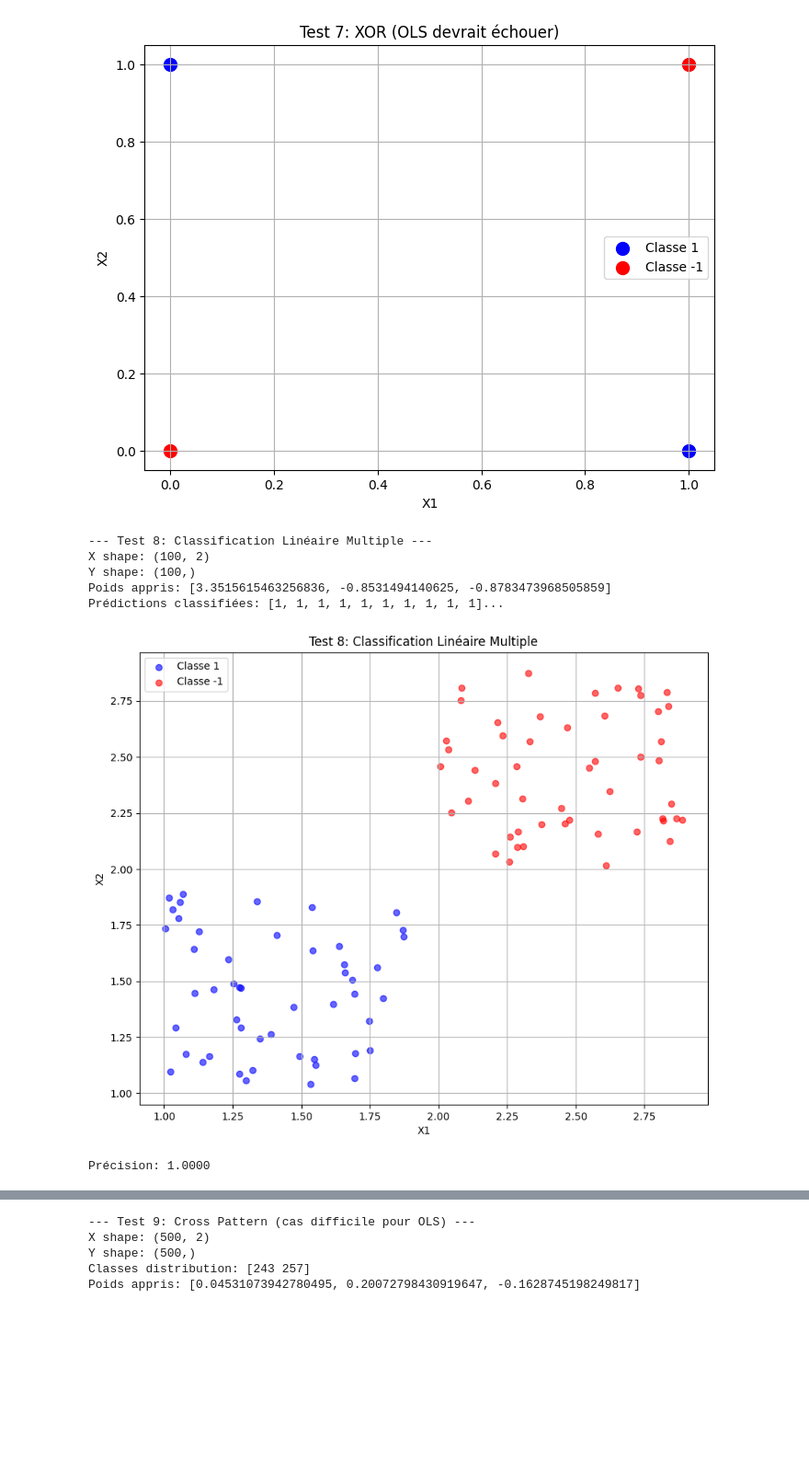
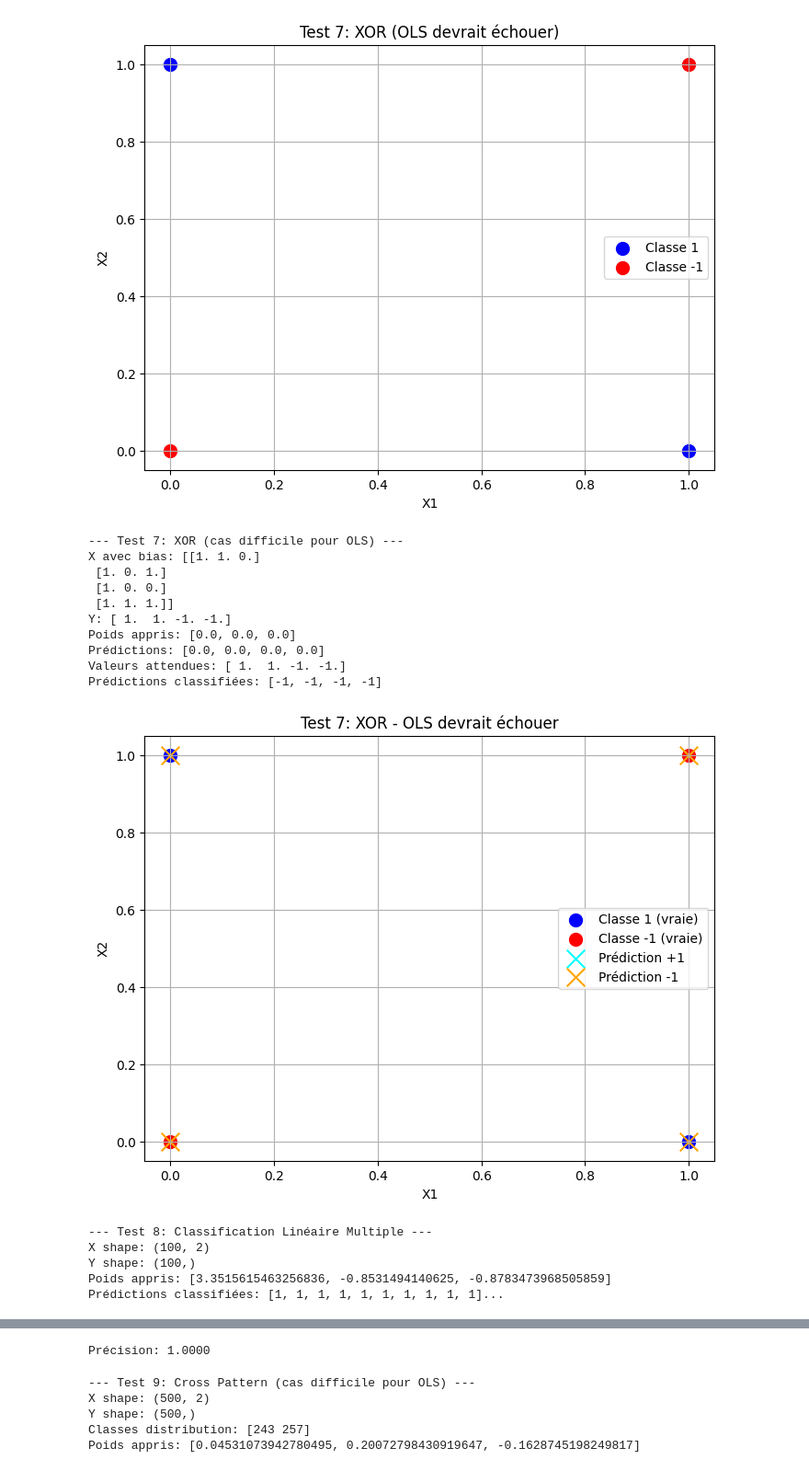
Before and after one commit to PA-2025/better_tensorflow, a Jupyter notebook: python/case_test_note_book/ols.ipynb, the cells around one changed output, grey strips where cells are left out. Shown: that part at 92% size. Saved outputs shown, nothing was run; the diff lists cells and outputs as text; code cells hidden in the pictures; blank space fills up the shorter version.

Commit message:
ols:add viz of XOR classification failed

```diff
--- a/python/case_test_note_book/ols.ipynb
+++ b/python/case_test_note_book/ols.ipynb
@@ -408,6 +408,55 @@ Valeurs attendues: [ 1.  1. -1. -1.]
 Prédictions classifiées: [-1, -1, -1, -1]
 [figure]
 # %%
+# A supprimer @mohamed
+import numpy as np
+import matplotlib.pyplot as plt
+import better_tensorflow as bt  # ou le nom de ton module OLS
+
+# Test 7: XOR (cas difficile pour OLS)
+print("\n--- Test 7: XOR (cas difficile pour OLS) ---")
+X7 = np.array([[1, 0], [0, 1], [0, 0], [1, 1]]).astype(np.float32)
+Y7 = np.array([1, 1, -1, -1]).astype(np.float32)
+
+# Préparation des données avec biais
+X7_bias = np.column_stack([np.ones(X7.shape[0]), X7]).astype(np.float32)
+print(f"X avec bias: {X7_bias}")
+print(f"Y: {Y7}")
+
+# Entraînement OLS
+weights7 = bt.train_ols(X7_bias.tolist(), Y7.tolist())
+print(f"Poids appris: {weights7}")
+
+# Prédictions
+predictions7 = bt.predict_ols(X7_bias.tolist(), weights7)
+print(f"Prédictions: {predictions7}")
+print(f"Valeurs attendues: {Y7}")
+
+# Classification
+predictions7_class = [1 if p > 0 else -1 for p in predictions7]
+print(f"Prédictions classifiées: {predictions7_class}")
+
+# Visualisation
+plt.figure(figsize=(8, 6))
+
+# Vraies classes
+plt.scatter(X7[Y7 == 1, 0], X7[Y7 == 1, 1], color='blue', label='Classe 1 (vraie)', s=100)
+plt.scatter(X7[Y7 == -1, 0], X7[Y7 == -1, 1], color='red', label='Classe -1 (vraie)', s=100)
+
+# Prédictions (avec croix)
+X7_pred = X7
+pred_class = np.array(predictions7_class)
+plt.scatter(X7_pred[pred_class == 1, 0], X7_pred[pred_class == 1, 1],
+            color='cyan', label='Prédiction +1', marker='x', s=200)
+plt.scatter(X7_pred[pred_class == -1, 0], X7_pred[pred_class == -1, 1],
+            color='orange', label='Prédiction -1', marker='x', s=200)
+
+plt.xlabel('X1')
+plt.ylabel('X2')
+plt.title('Test 7: XOR - OLS devrait échouer')
+plt.legend()
+plt.grid(True)
+plt.show()
 # Test 8: Linear Multiple Classification
 print("\n--- Test 8: Classification Linéaire Multiple ---")
 np.random.seed(42)  # Pour reproductibilité
@@ -423,37 +472,46 @@ Y8 = np.concatenate([
 
 # Prepare data for OLS
 X8_bias = np.column_stack([np.ones(X8.shape[0]), X8]).astype(np.float32)
 print(f"X shape: {X8.shape}")
 print(f"Y shape: {Y8.shape}")
 
 # Train OLS model
 weights8 = bt.train_ols(X8_bias.tolist(), Y8.tolist())
 print(f"Poids appris: {weights8}")
 
 # Prediction
 predictions8 = bt.predict_ols(X8_bias.tolist(), weights8)
 predictions8_class = [1 if p > 0 else -1 for p in predictions8]
 print(f"Prédictions classifiées: {predictions8_class[:10]}...")  # Show first 10
 
 # Visualisation
 plt.figure(figsize=(10, 8))
 plt.scatter(X8[Y8 == 1, 0], X8[Y8 == 1, 1], color='blue', label='Classe 1', alpha=0.6)
 plt.scatter(X8[Y8 == -1, 0], X8[Y8 == -1, 1], color='red', label='Classe -1', alpha=0.6)
 plt.xlabel('X1')
 plt.ylabel('X2')
 plt.title('Test 8: Classification Linéaire Multiple')
 plt.legend()
 plt.grid(True)
 plt.show()
 
 # Calculate accuracy
 accuracy8 = calculate_accuracy(Y8, predictions8_class)
 print(f"Précision: {accuracy8:.4f}")
 # %% [output]
---- Test 8: Classification Linéaire Multiple ---
-X shape: (100, 2)
-Y shape: (100,)
-Poids appris: [3.3515615463256836, -0.8531494140625, -0.8783473968505859]
-Prédictions classifiées: [1, 1, 1, 1, 1, 1, 1, 1, 1, 1]...
+--- Test 7: XOR (cas difficile pour OLS) ---
+X avec bias: [[1. 1. 0.]
+ [1. 0. 1.]
+ [1. 0. 0.]
+ [1. 1. 1.]]
+Y: [ 1.  1. -1. -1.]
+Poids appris: [0.0, 0.0, 0.0]
+Prédictions: [0.0, 0.0, 0.0, 0.0]
+Valeurs attendues: [ 1.  1. -1. -1.]
+Prédictions classifiées: [-1, -1, -1, -1]
-[figure, old version]
+[figure, new version]
-Précision: 1.0000
+--- Test 8: Classification Linéaire Multiple ---
+X shape: (100, 2)
+Y shape: (100,)
+Poids appris: [3.3515615463256836, -0.8531494140625, -0.8783473968505859]
+Prédictions classifiées: [1, 1, 1, 1, 1, 1, 1, 1, 1, 1]...
@@ -460,3 +519,4 @@ Précision: 1.0000
+Précision: 1.0000
 # %%
 # Test 9: Cross Pattern Classification (should fail for OLS)
 print("\n--- Test 9: Cross Pattern (cas difficile pour OLS) ---")
```
Also changed, not shown: parts of 4 cells of this notebook.
